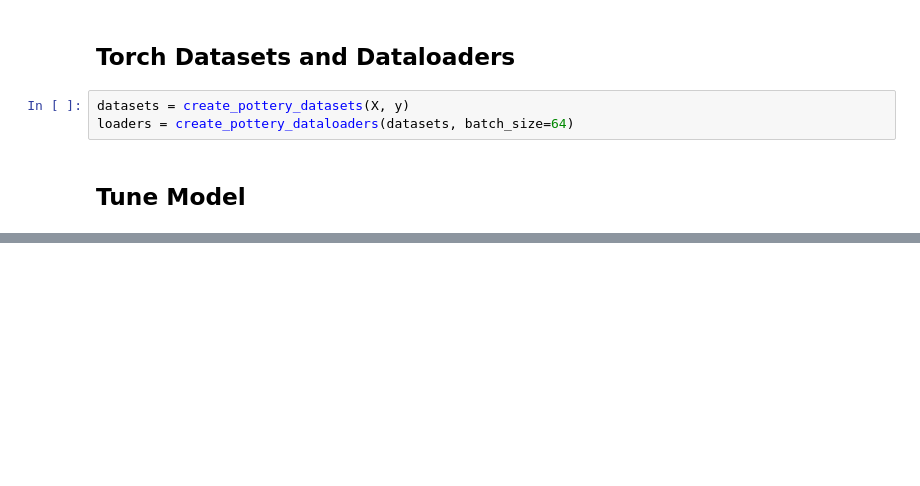
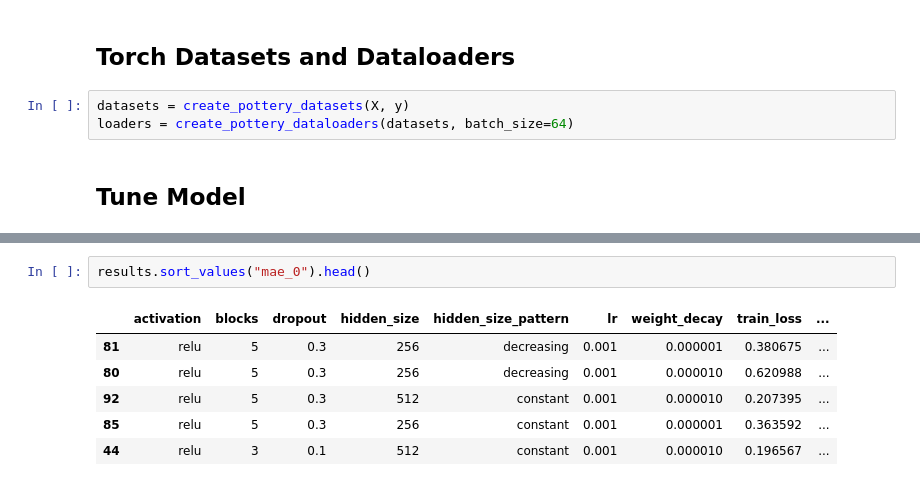
Before and after one commit to dimitris-kr/AgoraPottery, a Jupyter notebook: 02_chronology_prediction/NN/regression/02_model_tuning.ipynb, the cells around one changed output, grey strips where cells are left out. Cells and saved outputs as stored; diff of their text form; blank space fills up the shorter version.

```diff
--- a/02_chronology_prediction/NN/regression/02_model_tuning.ipynb
+++ b/02_chronology_prediction/NN/regression/02_model_tuning.ipynb
@@ -101,0 +136,9 @@ tune(param_grid, X_dim["tfidf"], y_dim, device)
+# %%
+results.sort_values("mae_0").head()
+# %% [output]
+|  | activation | blocks | dropout | hidden_size | hidden_size_pattern | lr | weight_decay | train_loss | ... |
+| 81 | relu | 5 | 0.3 | 256 | decreasing | 0.001 | 0.000001 | 0.380675 | ... |
+| 80 | relu | 5 | 0.3 | 256 | decreasing | 0.001 | 0.000010 | 0.620988 | ... |
+| 92 | relu | 5 | 0.3 | 512 | constant | 0.001 | 0.000010 | 0.207395 | ... |
+| 85 | relu | 5 | 0.3 | 256 | constant | 0.001 | 0.000001 | 0.363592 | ... |
+| 44 | relu | 3 | 0.1 | 512 | constant | 0.001 | 0.000010 | 0.196567 | ... |
```
Also changed, not shown: parts of 4 cells of this notebook, 3 other files.
